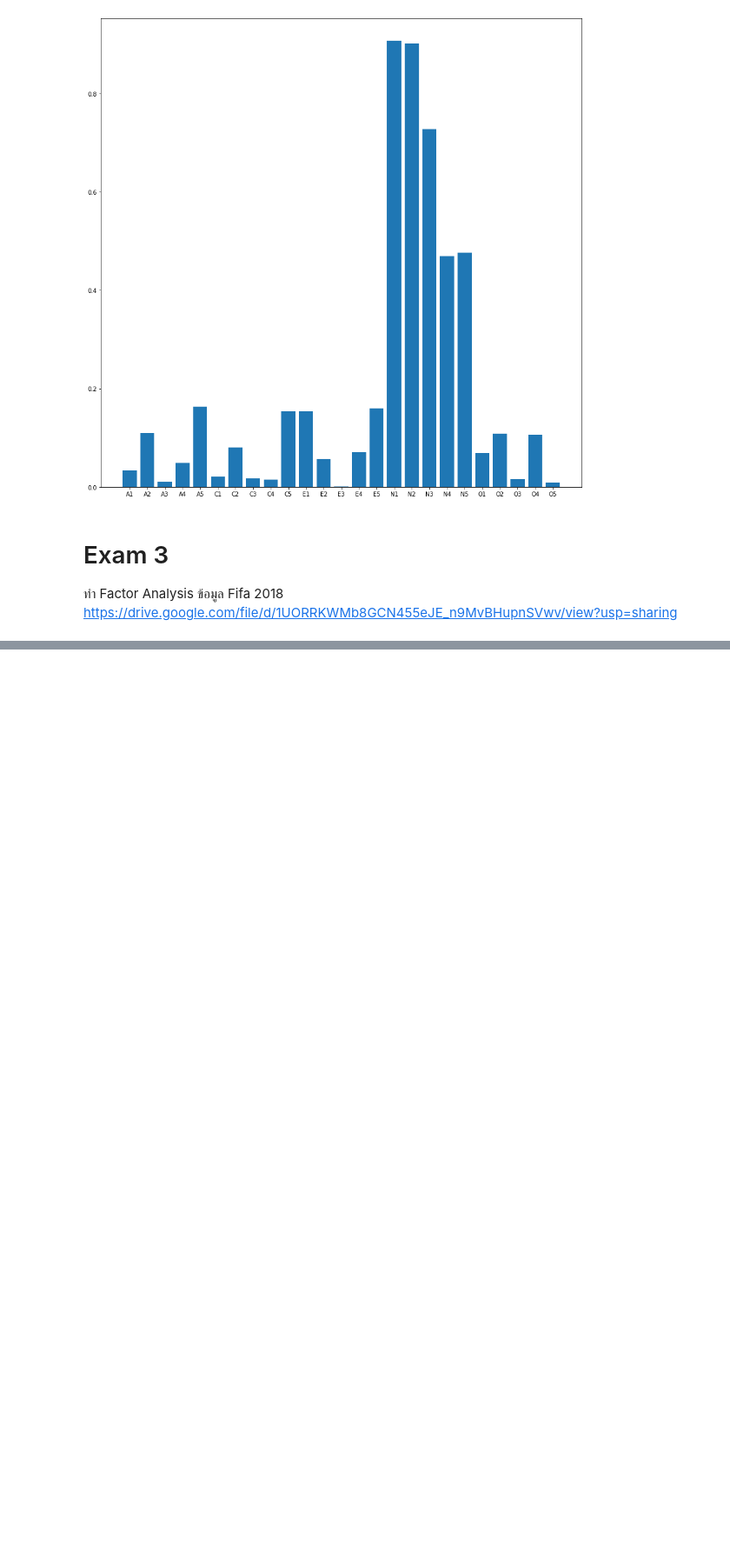
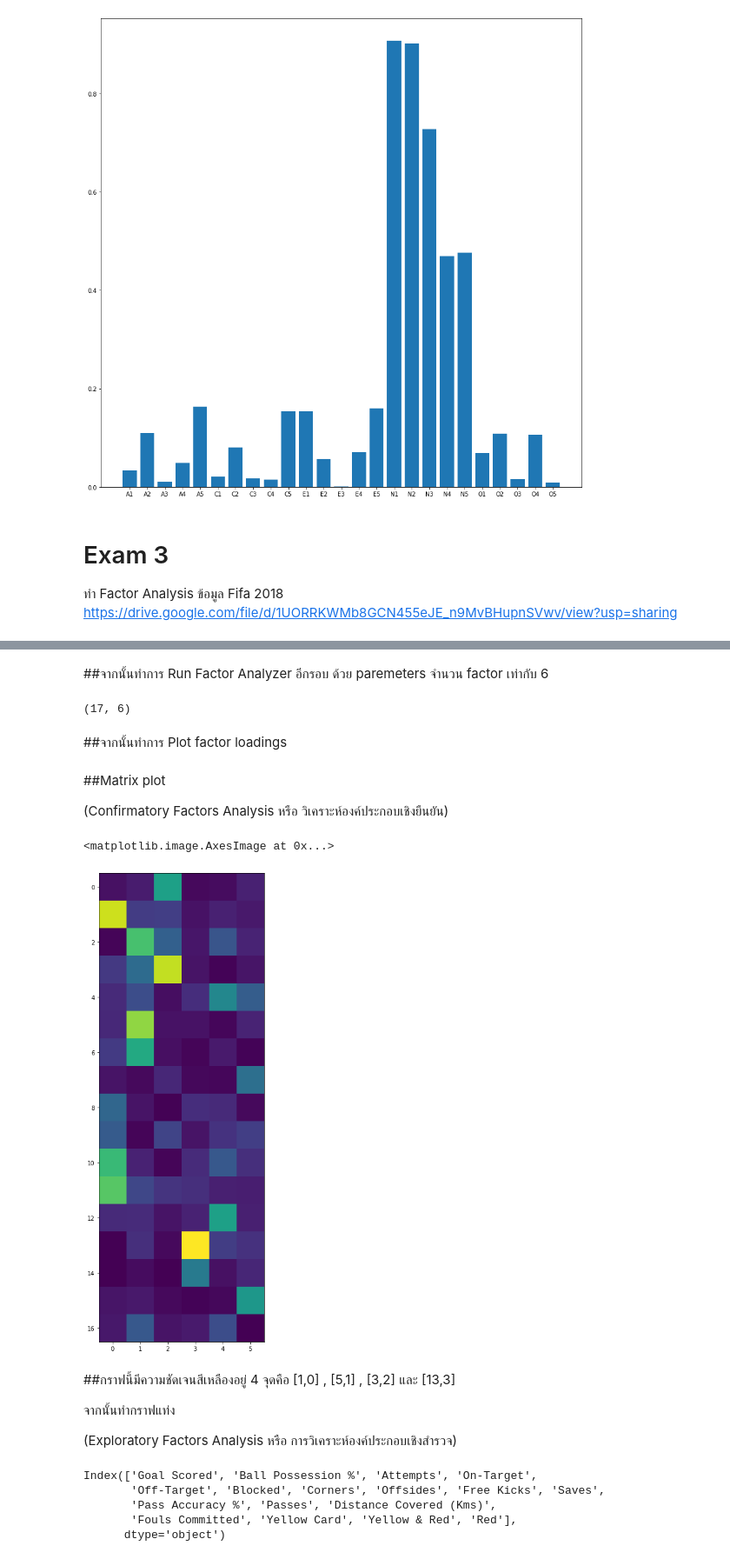
Before and after one commit to Benza1611/Multivariate, a Jupyter notebook: Chapter_5_Factor_Analysis.ipynb, the cells around one changed output, grey strips where cells are left out. Shown at 87% size. Drawn from its saved outputs; the diff is of its cells as text; code cells hidden in the pictures; blank space fills up the shorter version.

```diff
--- a/Chapter_5_Factor_Analysis.ipynb
+++ b/Chapter_5_Factor_Analysis.ipynb
@@ -226,3 +226,6 @@ plt.bar(range(25),np.absolute(fa2.loadings_[:,0]),tick_label=BFI_data_dropped.co
 
 ทำ Factor Analysis ข้อมูล Fifa 2018
 https://drive.google.com/file/d/1UORRKWMb8GCN455eJE_n9MvBHupnSVwv/view?usp=sharing
+# %%
+fifa = pd.read_csv('FIFA 2018 Statistics.csv')
+fifa
@@ -228,0 +359,12 @@ https://drive.google.com/file/d/1UORRKWMb8GCN455eJE_n9MvBHupnSVwv/view?usp=shari
+# %% [markdown]
+##จากนั้นทำการ Run Factor Analyzer อีกรอบ ด้วย paremeters จำนวน factor เท่ากับ 6
+# %%
+from factor_analyzer import FactorAnalyzer
+fi_fa2 = FactorAnalyzer(n_factors=6)
+data_fi_fa2 = fi_fa2.fit_transform(fifa_drop)
+# %%
+fi_fa2.loadings_.shape
+# %% [output]
+(17, 6)
+# %% [markdown]
+##จากนั้นทำการ Plot factor loadings
@@ -228,0 +375,24 @@ https://drive.google.com/file/d/1UORRKWMb8GCN455eJE_n9MvBHupnSVwv/view?usp=shari
+# %% [markdown]
+##Matrix plot
+
+(Confirmatory Factors Analysis หรือ วิเคราะห์องค์ประกอบเชิงยืนยัน)
+# %%
+matplotlib.rcParams['figure.figsize']=[15,15]
+plt.imshow(np.absolute(fi_fa2.loadings_))
+# %% [output]
+<matplotlib.image.AxesImage at 0x...>
+[figure, added]
+# %% [markdown]
+##กราฟนี้มีความชัดเจนสีเหลืองอยู่ 4 จุดคือ [1,0] , [5,1] , [3,2] และ [13,3]
+
+จากนั้นทำกราฟแท่ง
+
+(Exploratory Factors Analysis หรือ การวิเคราะห์องค์ประกอบเชิงสำรวจ)
+# %%
+fifa_drop.columns
+# %% [output]
+Index(['Goal Scored', 'Ball Possession %', 'Attempts', 'On-Target',
+       'Off-Target', 'Blocked', 'Corners', 'Offsides', 'Free Kicks', 'Saves',
+       'Pass Accuracy %', 'Passes', 'Distance Covered (Kms)',
+       'Fouls Committed', 'Yellow Card', 'Yellow & Red', 'Red'],
+      dtype='object')
```
Also changed, not shown: parts of 30 cells of this notebook.
